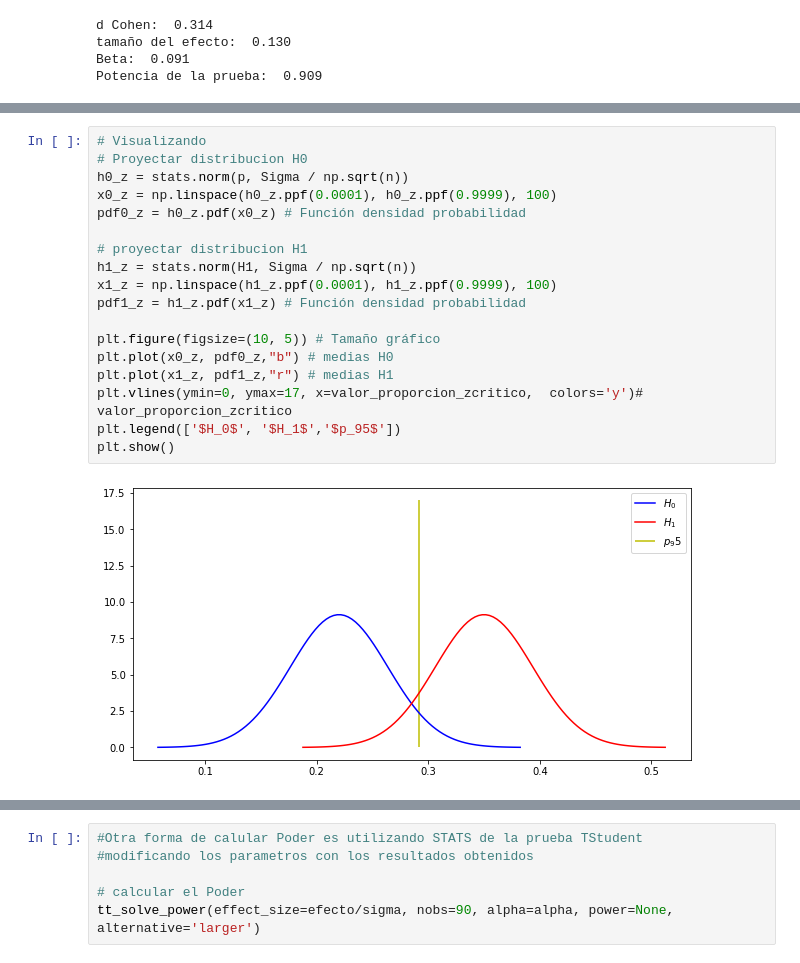
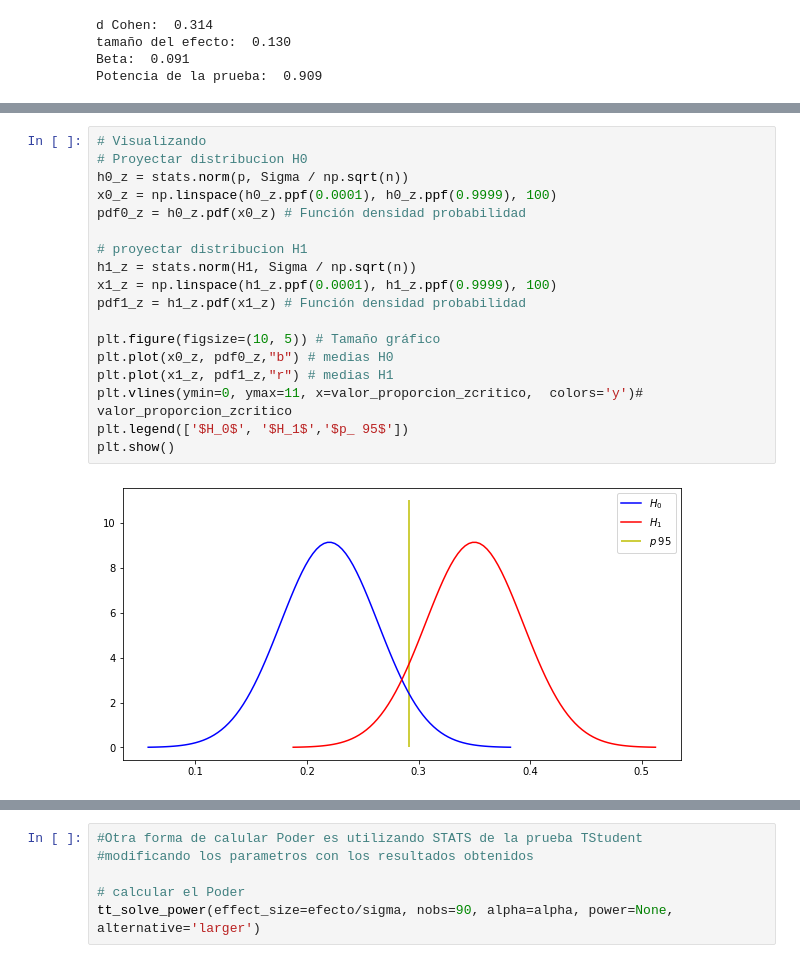
Before and after one commit to robertomoragad/Estadistica, a Jupyter notebook: Ejemplo_Experimentos_caso_uso_productos.ipynb, the cells around one changed output, grey strips where cells are left out. Cells and saved outputs as stored; diff of their text form.

```diff
--- a/Ejemplo_Experimentos_caso_uso_productos.ipynb
+++ b/Ejemplo_Experimentos_caso_uso_productos.ipynb
@@ -265,23 +334,23 @@ Potencia de la prueba:  0.909
 # %%
 # Visualizando
 # Proyectar distribucion H0
 h0_z = stats.norm(p, Sigma / np.sqrt(n))
 x0_z = np.linspace(h0_z.ppf(0.0001), h0_z.ppf(0.9999), 100)
 pdf0_z = h0_z.pdf(x0_z) # Función densidad probabilidad
 
 # proyectar distribucion H1
 h1_z = stats.norm(H1, Sigma / np.sqrt(n))
 x1_z = np.linspace(h1_z.ppf(0.0001), h1_z.ppf(0.9999), 100)
 pdf1_z = h1_z.pdf(x1_z) # Función densidad probabilidad
 
 plt.figure(figsize=(10, 5)) # Tamaño gráfico
 plt.plot(x0_z, pdf0_z,"b") # medias H0
 plt.plot(x1_z, pdf1_z,"r") # medias H1
-plt.vlines(ymin=0, ymax=17, x=valor_proporcion_zcritico,  colors='y')# valor_proporcion_zcritico
-plt.legend(['$H_0$', '$H_1$','$p_95$'])
+plt.vlines(ymin=0, ymax=11, x=valor_proporcion_zcritico,  colors='y')# valor_proporcion_zcritico
+plt.legend(['$H_0$', '$H_1$','$p_ 95$'])
 plt.show()
 # %% [output]
-[figure, old version]
+[figure, new version]
 # %% [markdown]
 **Conclusión final**
 
```
Also changed, not shown: parts of 45 cells of this notebook.
